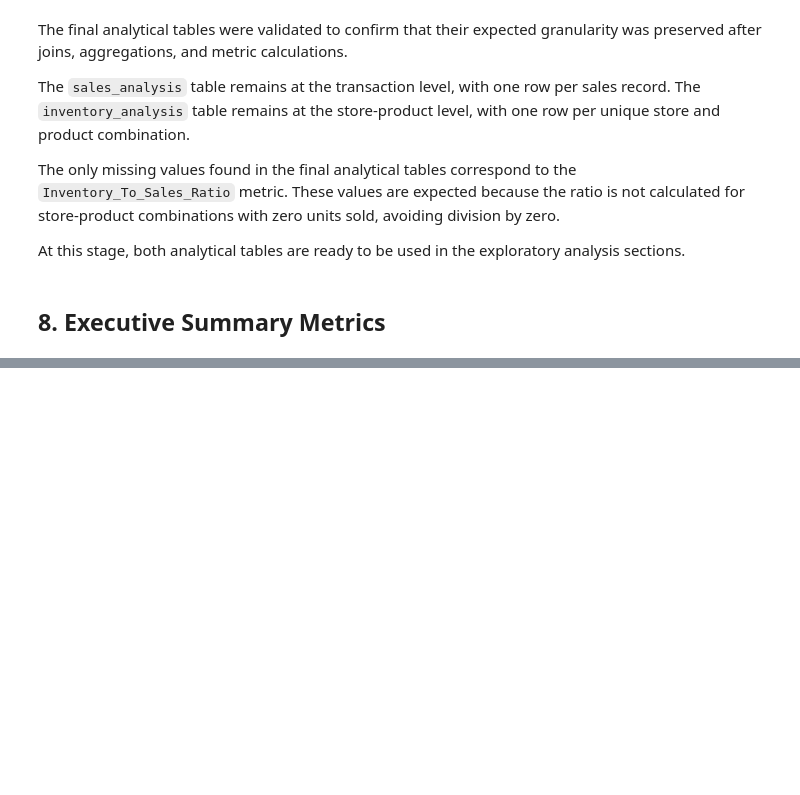
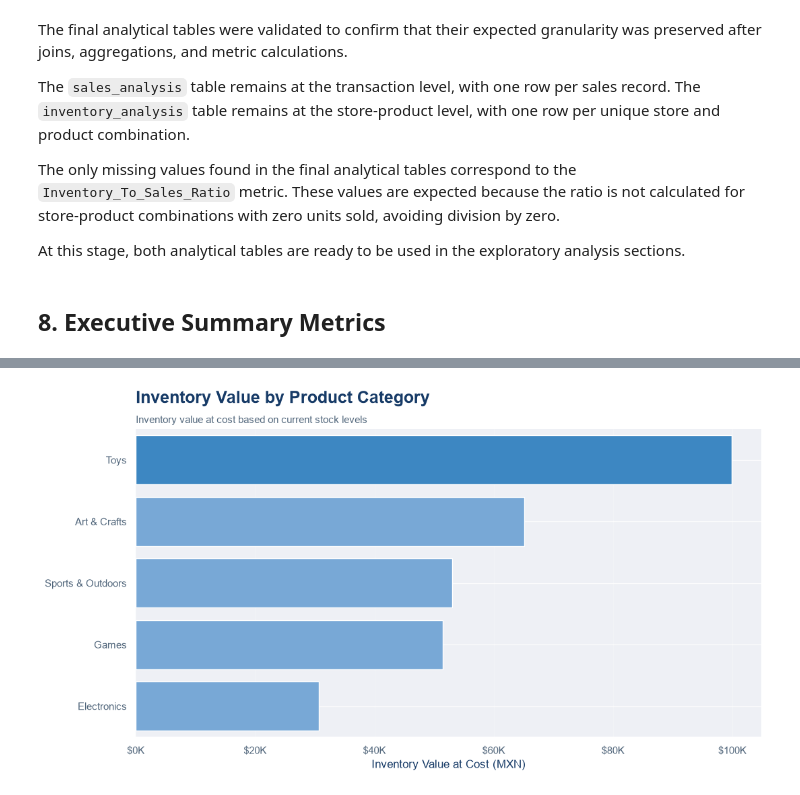
Before and after one commit to DFCR1411/retail_sales_inventory_analysis, a Jupyter notebook: notebooks/01-dfcr-retail-sales-inventory-eda.ipynb, the cells around one changed output, grey strips where cells are left out. Drawn from its saved outputs; the diff is of its cells as text; code cells hidden in the pictures; blank space fills up the shorter version.

```diff
--- a/notebooks/01-dfcr-retail-sales-inventory-eda.ipynb
+++ b/notebooks/01-dfcr-retail-sales-inventory-eda.ipynb
@@ -1028,0 +1293,12 @@ At this stage, both analytical tables are ready to be used in the exploratory an
+# %%
+inventory_by_category = (
+    inventory_analysis
+    .groupby("Product_Category", as_index=False)
+    .agg(
+        Stock_On_Hand=("Stock_On_Hand", "sum"),
+        Inventory_Value_Cost=("Inventory_Value_Cost", "sum")
+    )
+    .sort_values("Inventory_Value_Cost", ascending=False)
+)
+
+inventory_by_category
@@ -1028,0 +1312,41 @@ At this stage, both analytical tables are ready to be used in the exploratory an
+# %%
+category_colors = [
+    BRAND_COLORS["blue"] if category == inventory_by_category.iloc[0]["Product_Category"]
+    else BRAND_COLORS["light_blue"]
+    for category in inventory_by_category["Product_Category"]
+]
+
+fig, ax = plt.subplots(figsize=(11, 6))
+
+sns.barplot(
+    data=inventory_by_category,
+    x="Inventory_Value_Cost",
+    y="Product_Category",
+    hue="Product_Category",
+    palette=category_colors,
+    legend=False,
+    ax=ax
+)
+
+add_chart_title(
+    ax=ax,
+    title="Inventory Value by Product Category",
+    subtitle="Inventory value at cost based on current stock levels",
+)
+
+ax.set_xlabel("Inventory Value at Cost (MXN)")
+ax.set_ylabel("")
+
+ax.xaxis.set_major_formatter(
+    FuncFormatter(lambda value, _: f"${value / 1_000:.0f}K")
+)
+
+format_axes(ax)
+
+ax.grid(True, axis="x", linewidth=0.7, alpha=0.30)
+ax.grid(True, axis="y", linewidth=1.0, alpha=0.85)
+
+fig.tight_layout()
+plt.show()
+# %% [output]
+[figure, added]
```
Also changed, not shown: parts of 15 cells of this notebook, 1 other file.
